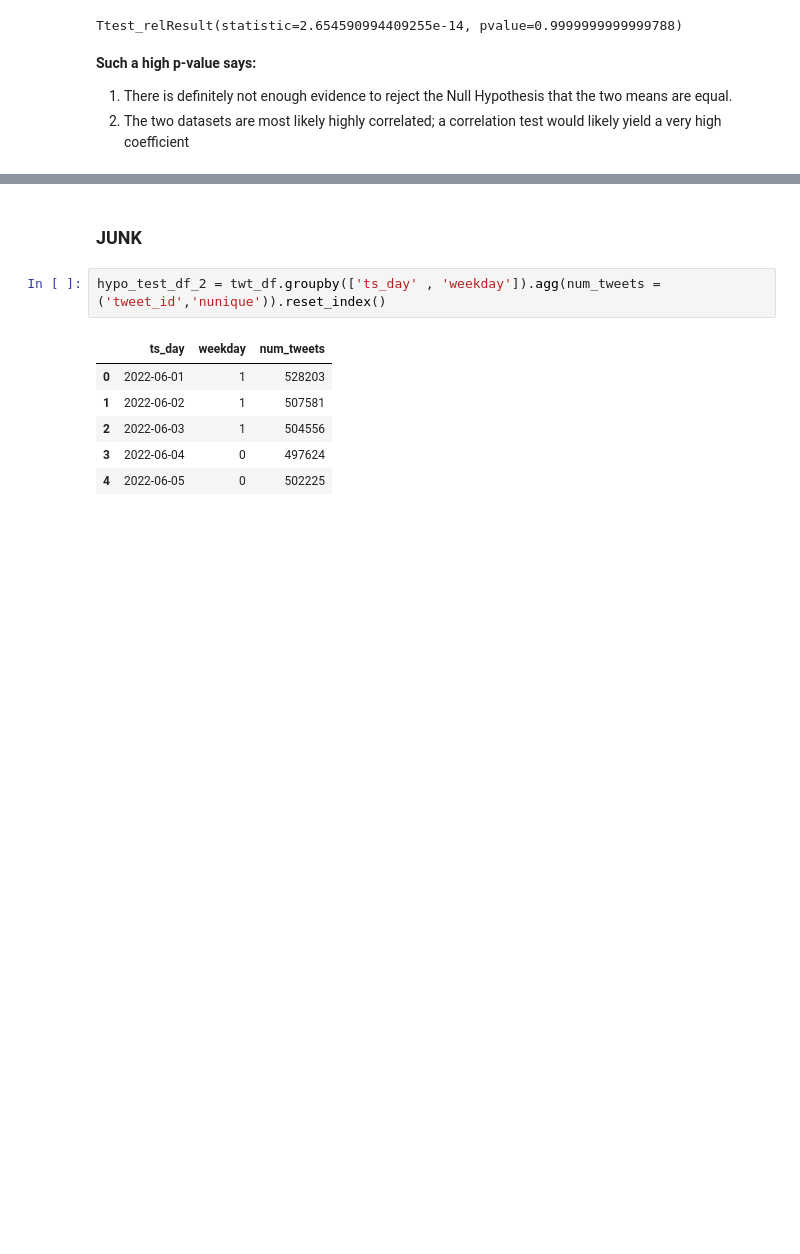
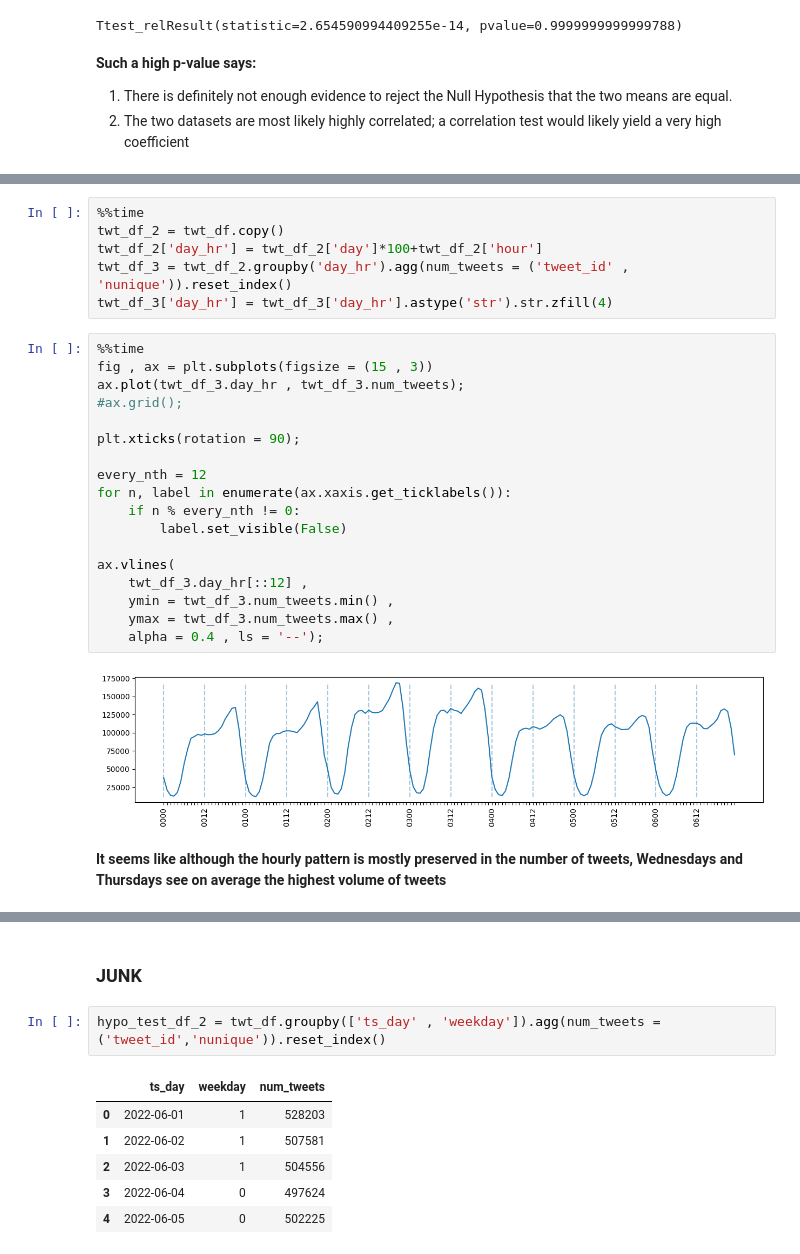
Before and after one commit to katoxiv/X-Notebooks, a Jupyter notebook: Twitter_Coursework/01_Basic_Stats.ipynb, the cells around one changed output, grey strips where cells are left out. Saved outputs shown, nothing was run; the diff lists cells and outputs as text; blank space fills up the shorter version.

```diff
--- a/Twitter_Coursework/01_Basic_Stats.ipynb
+++ b/Twitter_Coursework/01_Basic_Stats.ipynb
@@ -162,0 +232,28 @@ plt.yscale('log');
+# %%
+%%time
+twt_df_2 = twt_df.copy()
+twt_df_2['day_hr'] = twt_df_2['day']*100+twt_df_2['hour']
+twt_df_3 = twt_df_2.groupby('day_hr').agg(num_tweets = ('tweet_id' , 'nunique')).reset_index()
+twt_df_3['day_hr'] = twt_df_3['day_hr'].astype('str').str.zfill(4)
+# %%
+%%time
+fig , ax = plt.subplots(figsize = (15 , 3))
+ax.plot(twt_df_3.day_hr , twt_df_3.num_tweets);
+#ax.grid();
+
+plt.xticks(rotation = 90);
+
+every_nth = 12
+for n, label in enumerate(ax.xaxis.get_ticklabels()):
+    if n % every_nth != 0:
+        label.set_visible(False)
+
+ax.vlines(
+    twt_df_3.day_hr[::12] ,
+    ymin = twt_df_3.num_tweets.min() ,
+    ymax = twt_df_3.num_tweets.max() ,
+    alpha = 0.4 , ls = '--');
+# %% [output]
+[figure, added]
+# %% [markdown]
+**It seems like although the hourly pattern is mostly preserved in the number of tweets, Wednesdays and Thursdays see on average the highest volume of tweets**
```
Also changed, not shown: parts of 31 cells of this notebook, 1 other file.
